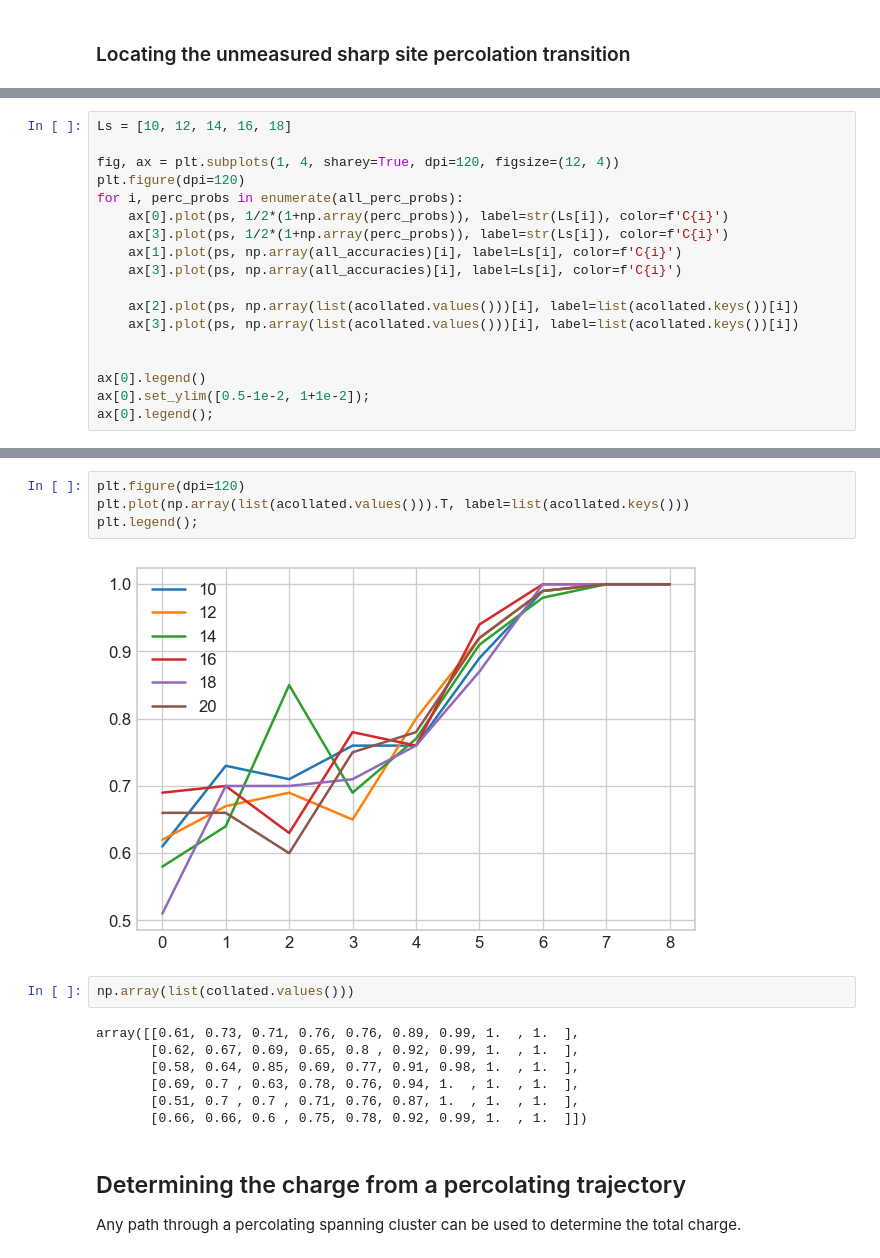
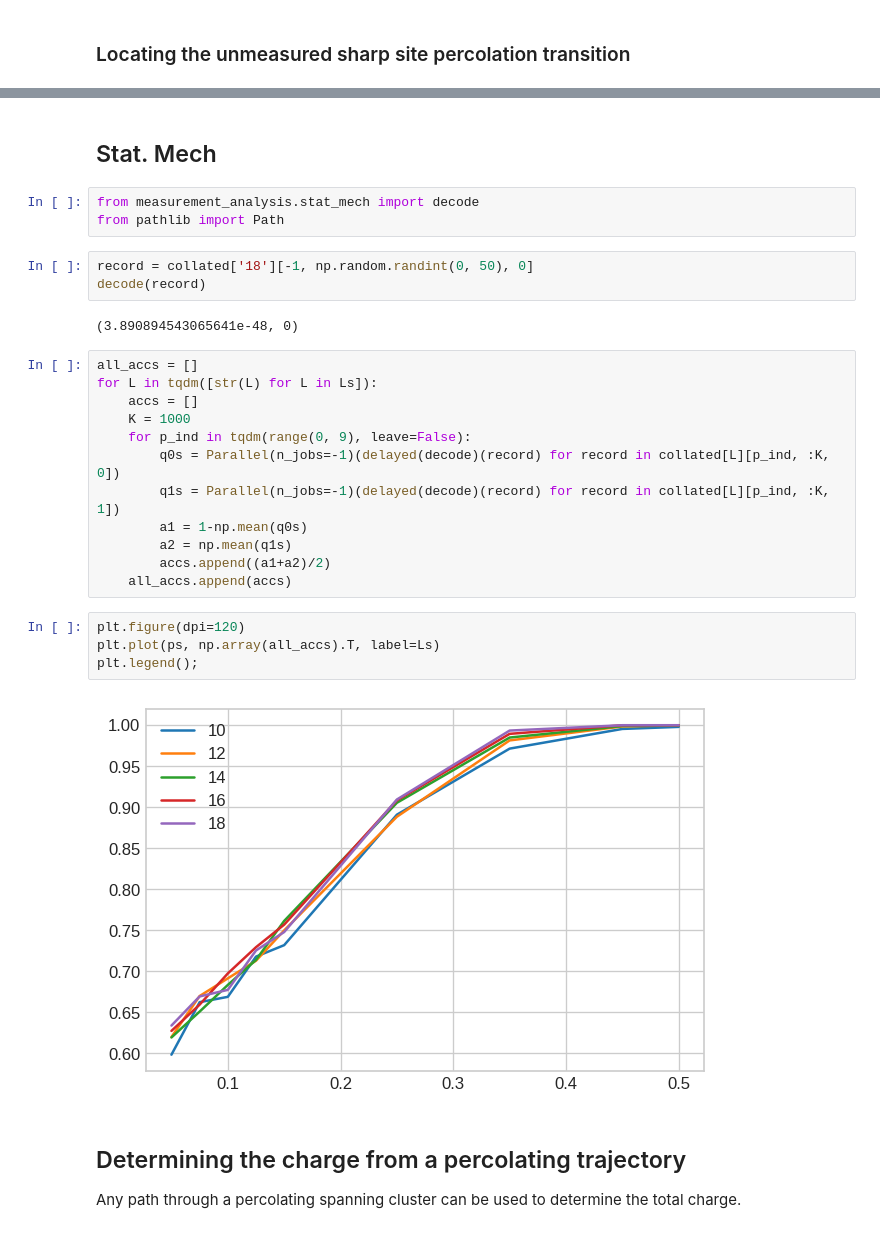
Before and after one commit to fergusbarratt/measurement-data, a Jupyter notebook: notebooks/measurement_analysis/notebooks/romain_expm.ipynb, the cells around one changed output, grey strips where cells are left out. Drawn from its saved outputs; the diff is of its cells as text.

```diff
--- a/notebooks/measurement_analysis/notebooks/romain_expm.ipynb
+++ b/notebooks/measurement_analysis/notebooks/romain_expm.ipynb
@@ -200,18 +196,0 @@ KeyboardInterrupt:
-# %%
-Ls = [10, 12, 14, 16, 18]
-
-fig, ax = plt.subplots(1, 4, sharey=True, dpi=120, figsize=(12, 4))
-plt.figure(dpi=120)
-for i, perc_probs in enumerate(all_perc_probs):
-    ax[0].plot(ps, 1/2*(1+np.array(perc_probs)), label=str(Ls[i]), color=f'C{i}')
-    ax[3].plot(ps, 1/2*(1+np.array(perc_probs)), label=str(Ls[i]), color=f'C{i}')
-    ax[1].plot(ps, np.array(all_accuracies)[i], label=Ls[i], color=f'C{i}')
-    ax[3].plot(ps, np.array(all_accuracies)[i], label=Ls[i], color=f'C{i}')
-
-    ax[2].plot(ps, np.array(list(acollated.values()))[i], label=list(acollated.keys())[i])
-    ax[3].plot(ps, np.array(list(acollated.values()))[i], label=list(acollated.keys())[i])
-
-
-ax[0].legend()
-ax[0].set_ylim([0.5-1e-2, 1+1e-2]);
-ax[0].legend();
@@ -237,18 +205,31 @@ for key, val in sorted(a.items()):
+# %% [markdown]
+## Stat. Mech
+# %%
+from measurement_analysis.stat_mech import decode
+from pathlib import Path
+# %%
+record = collated['18'][-1, np.random.randint(0, 50), 0]
+decode(record)
+# %% [output]
+(3.890894543065641e-48, 0)
+# %%
+all_accs = []
+for L in tqdm([str(L) for L in Ls]):
+    accs = []
+    K = 1000
+    for p_ind in tqdm(range(0, 9), leave=False):
+        q0s = Parallel(n_jobs=-1)(delayed(decode)(record) for record in collated[L][p_ind, :K, 0])
+        q1s = Parallel(n_jobs=-1)(delayed(decode)(record) for record in collated[L][p_ind, :K, 1])
+        a1 = 1-np.mean(q0s)
+        a2 = np.mean(q1s)
+        accs.append((a1+a2)/2)
+    all_accs.append(accs)
 # %%
 plt.figure(dpi=120)
-plt.plot(np.array(list(acollated.values())).T, label=list(acollated.keys()))
+plt.plot(ps, np.array(all_accs).T, label=Ls)
 plt.legend();
 # %% [output]
-[figure, old version]
+[figure, new version]
-# %%
-np.array(list(collated.values()))
-# %% [output]
-array([[0.61, 0.73, 0.71, 0.76, 0.76, 0.89, 0.99, 1.  , 1.  ],
-       [0.62, 0.67, 0.69, 0.65, 0.8 , 0.92, 0.99, 1.  , 1.  ],
-       [0.58, 0.64, 0.85, 0.69, 0.77, 0.91, 0.98, 1.  , 1.  ],
-       [0.69, 0.7 , 0.63, 0.78, 0.76, 0.94, 1.  , 1.  , 1.  ],
-       [0.51, 0.7 , 0.7 , 0.71, 0.76, 0.87, 1.  , 1.  , 1.  ],
-       [0.66, 0.66, 0.6 , 0.75, 0.78, 0.92, 0.99, 1.  , 1.  ]])
 # %% [markdown]
 ## Determining the charge from a percolating trajectory
 Any path through a percolating spanning cluster can be used to determine the total charge.
```
Also changed, not shown: parts of 12 cells of this notebook, 20 other files.
